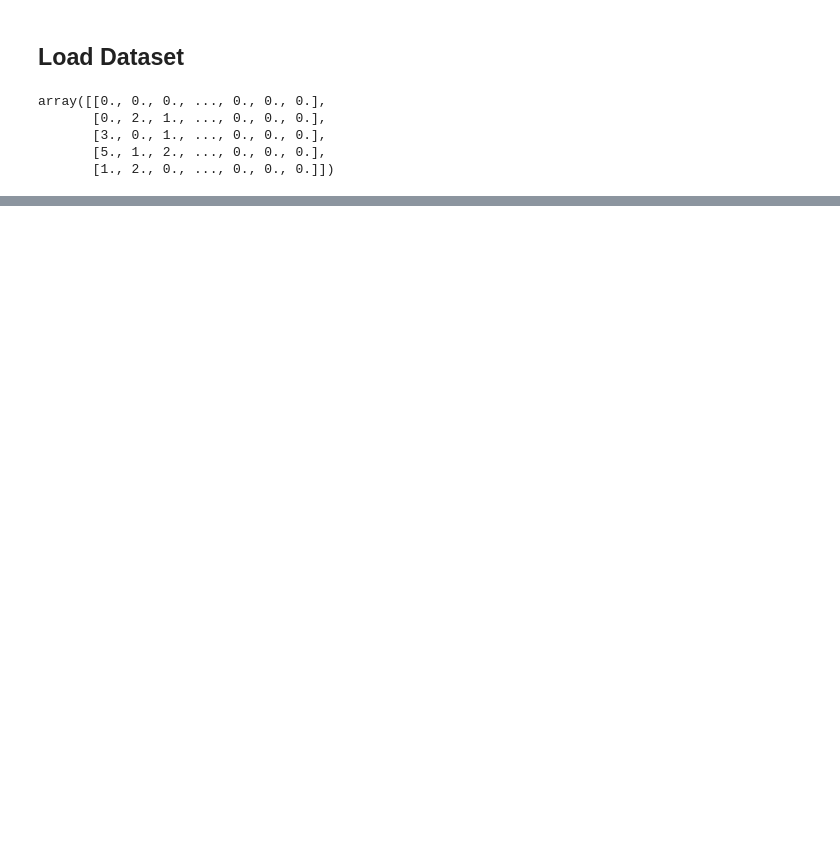
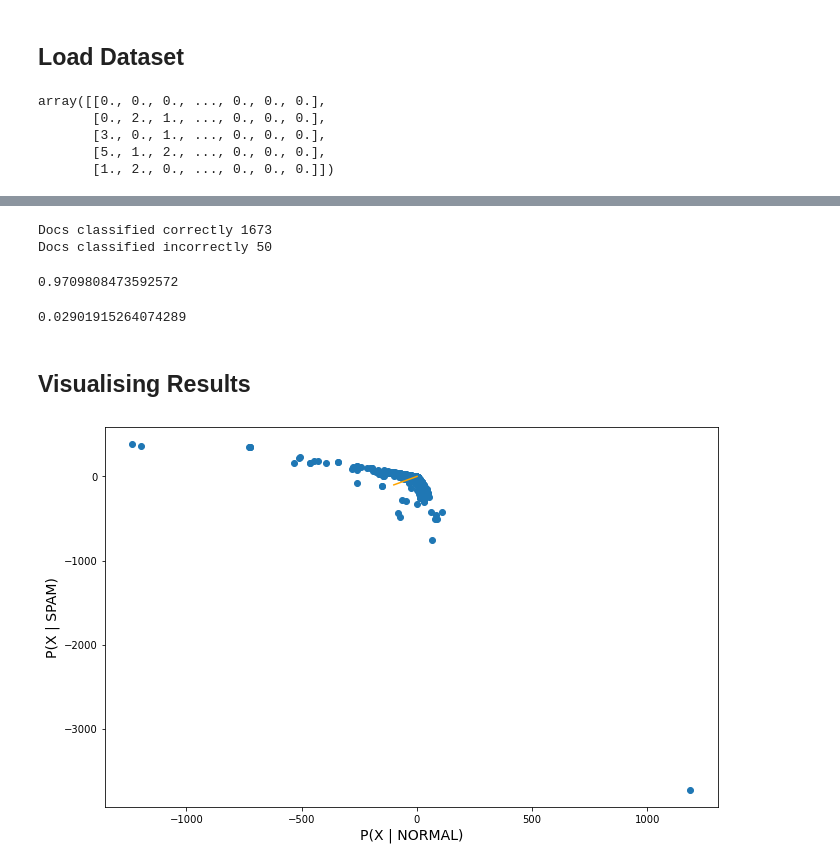
Before and after one commit to Shubhammer7/Naive_Bayes_Spam_Classifier, a Jupyter notebook: spam_email_NBclassifier.ipynb, the cells around one changed output, grey strips where cells are left out. Cells and saved outputs as stored; diff of their text form; code cells hidden in the pictures; blank space fills up the shorter version.

```diff
--- a/spam_email_NBclassifier.ipynb
+++ b/spam_email_NBclassifier.ipynb
@@ -932,0 +941,2 @@ array([[0., 0., 0., ..., 0., 0., 0.],
+# %%
+PROB_SPAM = 0.3116
@@ -932,0 +950,2 @@ array([[0., 0., 0., ..., 0., 0., 0.],
+# %%
+joint_log_spam = X_test.dot(np.log(prob_token_spam)) + np.log(PROB_SPAM)
@@ -932,0 +957,2 @@ array([[0., 0., 0., ..., 0., 0., 0.],
+# %%
+joint_log_normal = X_test.dot(np.log(prob_token_normal)) + np.log(1-PROB_SPAM)
@@ -932,0 +988,38 @@ array([[0., 0., 0., ..., 0., 0., 0.],
+# %%
+correct_docs = (y_test == prediction).sum()
+wrong_docs = (X_test.shape[0] - correct_docs)
+print("Docs classified correctly", correct_docs)
+print("Docs classified incorrectly", wrong_docs)
+# %% [output]
+Docs classified correctly 1673
+Docs classified incorrectly 50
+# %%
+mean_correct = correct_docs/len(X_test)
+mean
+# %% [output]
+0.9709808473592572
+# %%
+mean_wrong = wrong_docs/len(X_test)
+mean_wrong
+# %% [output]
+0.02901915264074289
+# %% [markdown]
+## Visualising Results
+# %%
+yaxis_label = 'P(X | SPAM)'
+xaxis_label = 'P(X | NORMAL)'
+
+linedata = np.linspace(start=-100, stop=1, num=1000)
+# %%
+plt.figure(figsize=(11, 7))
+plt.xlabel(xaxis_label, fontsize=14)
+plt.ylabel(yaxis_label, fontsize=14)
+
+# plt.xlim([-10000,1])
+# plt.ylim([-10000,1])
+
+plt.scatter(joint_log_normal, joint_log_spam)
+plt.plot(linedata,linedata, color='orange')
+plt.show()
+# %% [output]
+[figure, added]
```
Also changed, not shown: parts of 20 cells of this notebook.
